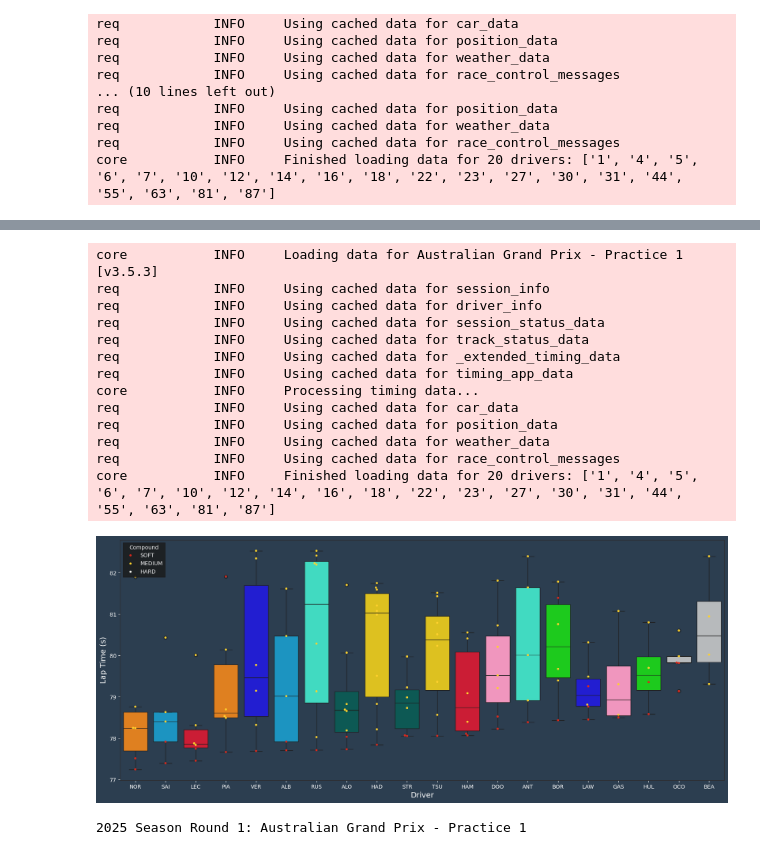
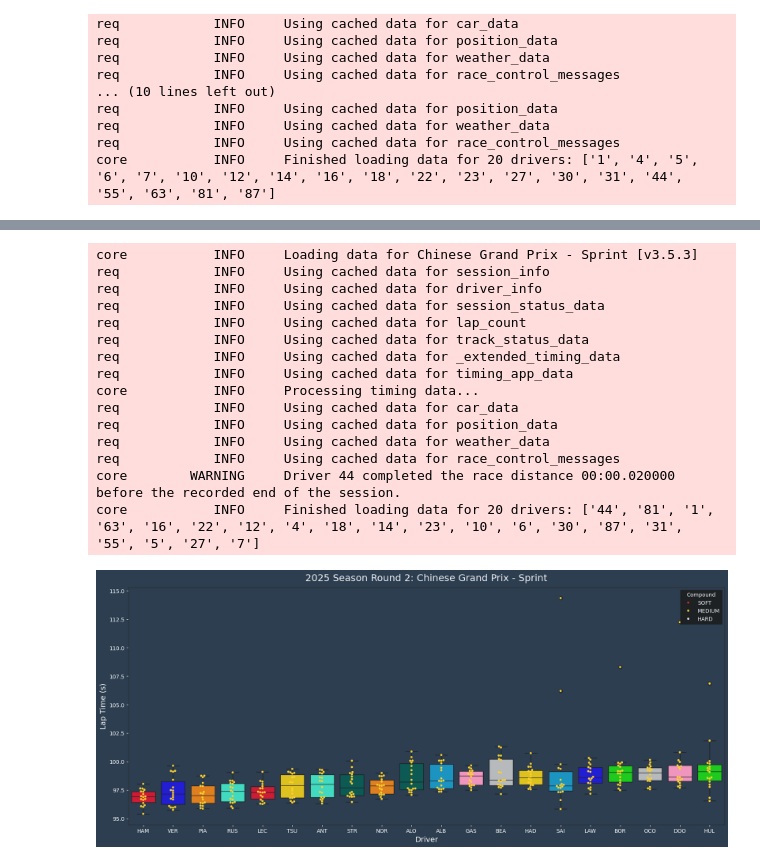
Before and after one commit to noehurtado/F1-2024-Championship, a Jupyter notebook: src/test.ipynb, the cells around one changed output, grey strips where cells are left out. Cells and saved outputs as stored; diff of their text form; code cells hidden in the pictures.

Commit message:
Fastest time per driver

```diff
--- a/src/test.ipynb
+++ b/src/test.ipynb
@@ -148,8 +146,8 @@ ax.tick_params(axis='y', colors='white')  # Y-axis (timings) in white
 prev_gp = fastf1.get_session(year-1, gp, id)
 prev_gp.load()
 
-current_gp = fastf1.get_session(year, gp, id)
-current_gp.load()
+session = fastf1.get_session(year, gp, id)
+session.load()
 # %% [output]
 core           INFO     Loading data for Australian Grand Prix - Practice 1 [v3.5.3]
 req            INFO     Using cached data for session_info
@@ -267,0 +305,11 @@ NOR has the lowest time in the previous GP with 78.564 seconds.
+# %%
+year = 2025
+gp = 'China'
+id = 'FP1'
+
+prev_gp = fastf1.get_session(year-1, gp, id)
+prev_gp.load()
+
+prev_gp_laps = prev_gp.laps.pick_drivers(prev_gp.drivers).pick_quicklaps()
+prev_gp_laps = prev_gp_laps.reset_index()
+prev_gp_laps["LapTime(s)"] = prev_gp_laps["LapTime"].dt.total_seconds()
@@ -268,4 +338,8 @@ NOR has the lowest time in the previous GP with 78.564 seconds.
 # %%
+# Esto no esta completo todavia ->
+# 1. Hay que checar que funciona
+# 2. Ahora no necesito los min time laps, quiero hacer el orden con rl ranking o el tiempo total de carrera
+
 import seaborn as sns
 from matplotlib import pyplot as plt
 
@@ -276,11 +350,11 @@ import fastf1.plotting
 # FastF1's dark color scheme
 fastf1.plotting.setup_mpl(mpl_timedelta_support=True, misc_mpl_mods=False, color_scheme='fastf1')
 
-def session_graph(year, gp, id, comp=True):
-    current_gp = fastf1.get_session(year, gp, id)
-    current_gp.load()
+def session_graph_by_position(year, gp, id, comp=True):
+    session = fastf1.get_session(year, gp, id)
+    session.load()
 
-    driver_laps = current_gp.laps.pick_drivers(current_gp.drivers).pick_quicklaps()
+    driver_laps = session.laps.pick_drivers(session.drivers)
     driver_laps = driver_laps.reset_index()
     driver_laps
 
@@ -292,14 +366,14 @@ def session_graph(year, gp, id, comp=True):
     # Seaborn doesn't have proper timedelta support,
     # so we have to convert timedelta to float (in seconds)
     driver_laps["LapTime(s)"] = driver_laps["LapTime"].dt.total_seconds()
-    driver_order = driver_laps.groupby("Driver")["LapTime(s)"].min().sort_values().index
+    driver_order = driver_laps.groupby("Driver")["Position"].min().sort_values().index
 
     sns.boxplot(data=driver_laps,
                 x="Driver",
                 y="LapTime(s)",
                 hue="Driver",
                 order=driver_order,
-                palette=fastf1.plotting.get_driver_color_mapping(session=current_gp)
+                palette=fastf1.plotting.get_driver_color_mapping(session=session)
                 )
 
     if comp == True:
@@ -308,56 +382,37 @@ def session_graph(year, gp, id, comp=True):
                     y="LapTime(s)",
                     hue="Compound",
                     order=driver_order,
-                    palette=fastf1.plotting.get_compound_mapping(session=current_gp),
+                    palette=fastf1.plotting.get_compound_mapping(session=session),
                     hue_order=["SOFT", "MEDIUM", "HARD"],
                     linewidth=0,
                     size=4,
                     )
 
+    plt.title(session, fontsize=18)
     ax.set_xlabel("Driver", fontsize=14, color="white")  # X-axis label in white
     ax.set_ylabel("Lap Time (s)", fontsize=14, color="white")  # Y-axis label in white
     ax.tick_params(axis='x', colors='white')  # Rotate x-axis labels and set to white
     ax.tick_params(axis='y', colors='white')  # Y-axis (timings) in white
 # %%
 year = 2025
-gp = 'Australia'
-id = 'FP1'
+gp = 'China'
+id = 'S'
 
-session_graph(year, gp, id, comp=True)
+session_graph_by_position(year, gp, id, comp=True)
 # %% [output]
-core           INFO     Loading data for Australian Grand Prix - Practice 1 [v3.5.3]
+core           INFO     Loading data for Chinese Grand Prix - Sprint [v3.5.3]
 req            INFO     Using cached data for session_info
 req            INFO     Using cached data for driver_info
 req            INFO     Using cached data for session_status_data
+req            INFO     Using cached data for lap_count
 req            INFO     Using cached data for track_status_data
 req            INFO     Using cached data for _extended_timing_data
 req            INFO     Using cached data for timing_app_data
 core           INFO     Processing timing data...
 req            INFO     Using cached data for car_data
 req            INFO     Using cached data for position_data
 req            INFO     Using cached data for weather_data
 req            INFO     Using cached data for race_control_messages
-core           INFO     Finished loading data for 20 drivers: ['1', '4', '5', '6', '7', '10', '12', '14', '16', '18', '22', '23', '27', '30', '31', '44', '55', '63', '81', '87']
+core        WARNING     Driver 44 completed the race distance 00:00.020000 before the recorded end of the session.
+core           INFO     Finished loading data for 20 drivers: ['44', '81', '1', '63', '16', '22', '12', '4', '18', '14', '23', '10', '6', '30', '87', '31', '55', '5', '27', '7']
-[figure, old version]
+[figure, new version]
-# %%
-# Hay que hacer cambios en los nombres dew esto - no se debe de llamar current_gp or prev_gp, pq no necesariamente estamos hablando del gp -> Cambio es a current_gp_s (session)
-def prev_gp_time_comparison(year, gp, id):
-    prev_gp = fastf1.get_session(year-1, gp, id)
-    prev_gp.load()
-
-    prev_gp_laps = prev_gp.laps.pick_drivers(prev_gp.drivers).pick_quicklaps()
-    prev_gp_laps = prev_gp_laps.reset_index()
-    prev_gp_laps["LapTime(s)"] = prev_gp_laps["LapTime"].dt.total_seconds()
-    prev_gp_laps["LapTime(s)"].min()
-
-    prev_min_index = prev_gp_laps.loc[prev_gp_laps["LapTime(s)"].idxmin()]
-
-    prev_min_index["LapTime(s)"]
-    print(f"{prev_min_index['Driver']} has the lowest time in the previous GP with {prev_min_index['LapTime(s)']} seconds.")
-
-
-
-
-current_gp
-# %% [output]
-2025 Season Round 1: Australian Grand Prix - Practice 1
```
Also changed, not shown: parts of 20 cells of this notebook, 1 other file.
